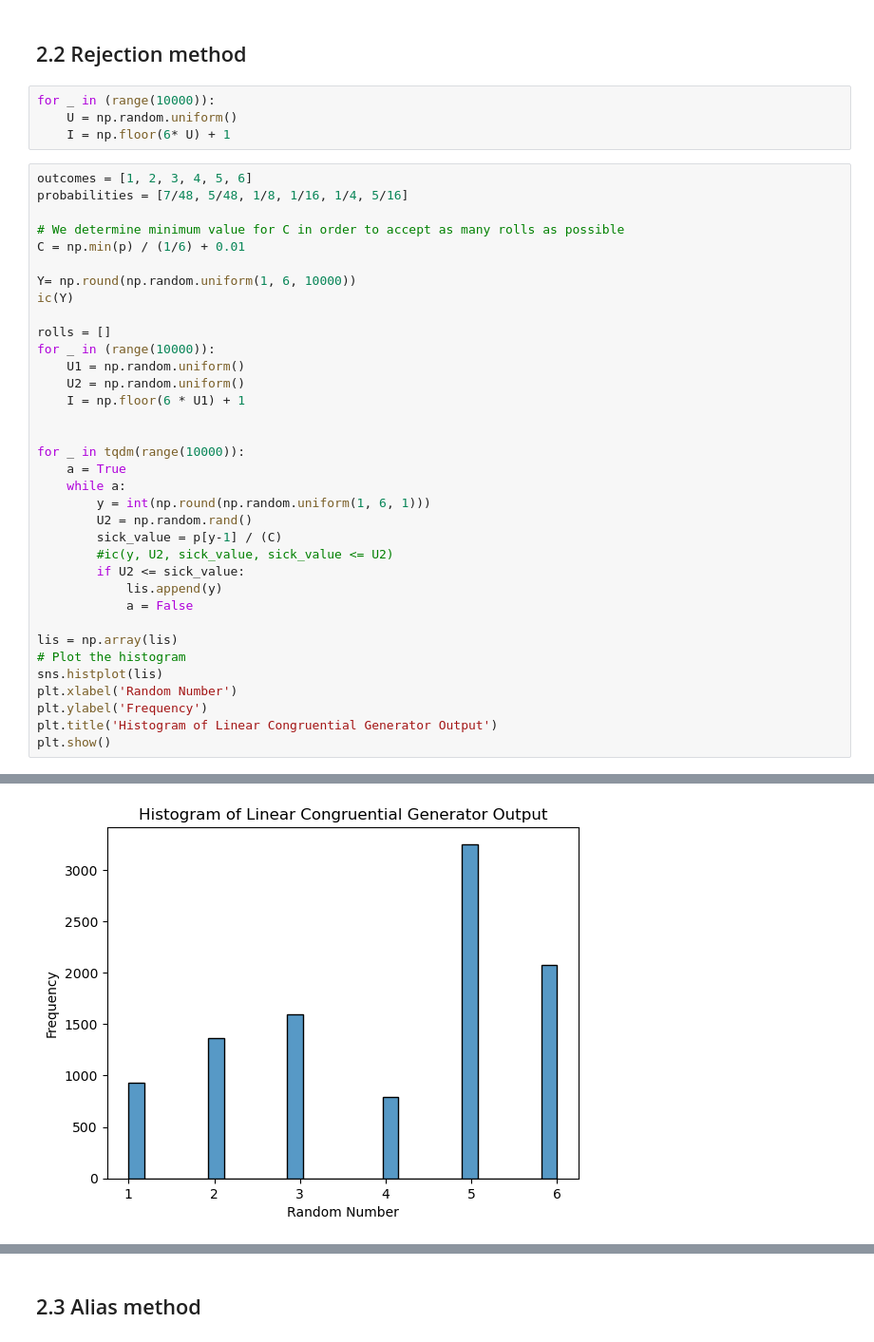
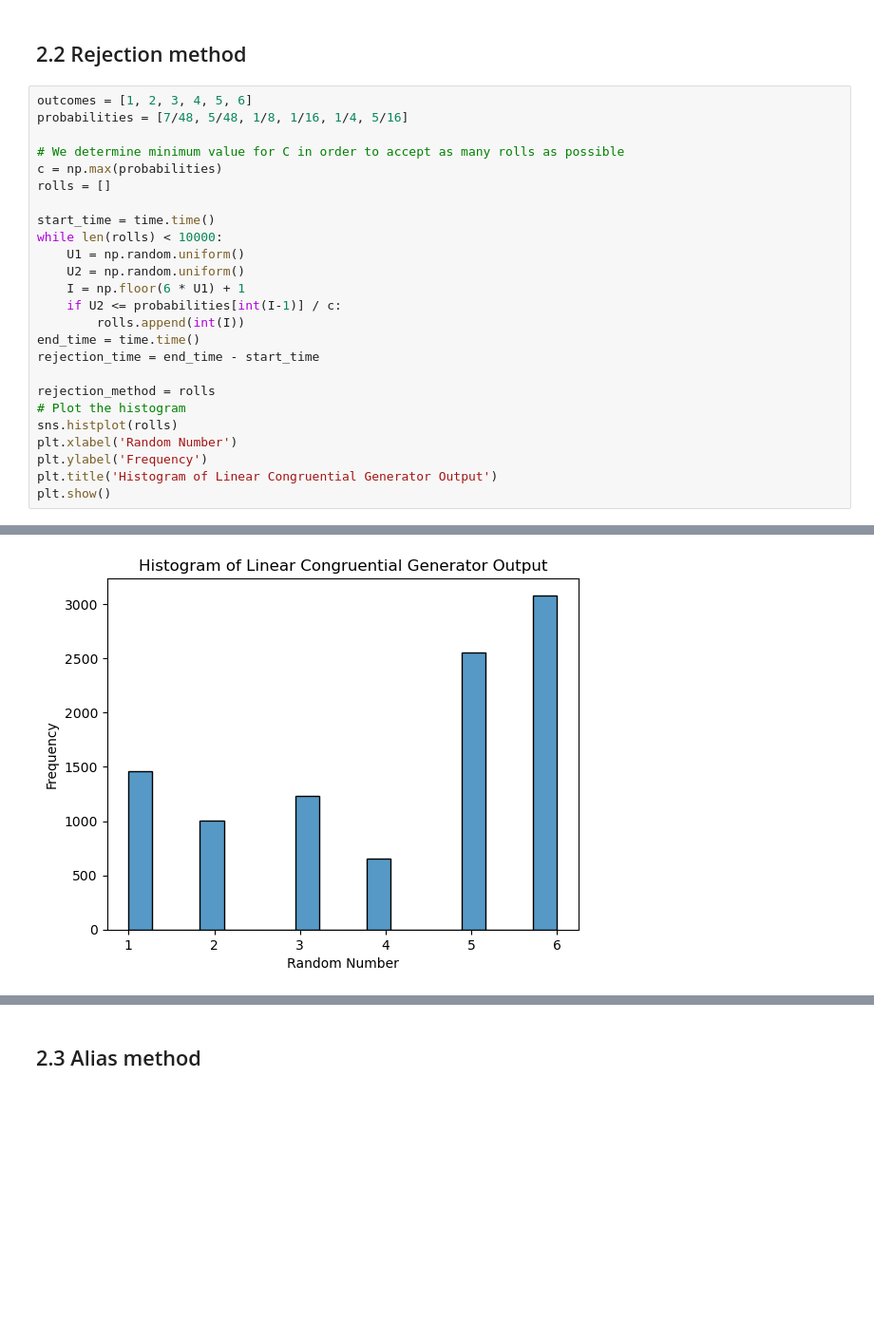
Before and after one commit to Las02/Stocastic_opgaver, a Jupyter notebook: Frederik/excercise_2.ipynb, the cells around one changed output, grey strips where cells are left out. Shown at 95% size. Drawn from its saved outputs; the diff is of its cells as text; blank space fills up the shorter version.

```diff
--- a/Frederik/excercise_2.ipynb
+++ b/Frederik/excercise_2.ipynb
@@ -81,40 +91,26 @@ plt.show()
 # %% [markdown]
 ## 2.2 Rejection method
-# %%
-for _ in (range(10000)):
-    U = np.random.uniform()
-    I = np.floor(6* U) + 1
 # %%
 outcomes = [1, 2, 3, 4, 5, 6]
 probabilities = [7/48, 5/48, 1/8, 1/16, 1/4, 5/16]
 
 # We determine minimum value for C in order to accept as many rolls as possible
-C = np.min(p) / (1/6) + 0.01
+c = np.max(probabilities)
+rolls = []
 
-Y= np.round(np.random.uniform(1, 6, 10000))
-ic(Y)
-
-rolls = []
-for _ in (range(10000)):
+start_time = time.time()
+while len(rolls) < 10000:
     U1 = np.random.uniform()
     U2 = np.random.uniform()
     I = np.floor(6 * U1) + 1
+    if U2 <= probabilities[int(I-1)] / c:
+        rolls.append(int(I))
+end_time = time.time()
+rejection_time = end_time - start_time
 
-
-for _ in tqdm(range(10000)):
-    a = True
-    while a:
-        y = int(np.round(np.random.uniform(1, 6, 1)))
-        U2 = np.random.rand()
-        sick_value = p[y-1] / (C)
-        #ic(y, U2, sick_value, sick_value <= U2)
-        if U2 <= sick_value:
-            lis.append(y)
-            a = False
-
-lis = np.array(lis)
+rejection_method = rolls
 # Plot the histogram
-sns.histplot(lis)
+sns.histplot(rolls)
 plt.xlabel('Random Number')
 plt.ylabel('Frequency')
 plt.title('Histogram of Linear Congruential Generator Output')
@@ -125 +119 @@ ic| Y: array([3., 4., 5., ..., 3., 5., 5.])
-[figure, old version]
+[figure, new version]
```
Also changed, not shown: parts of 19 cells of this notebook, 3 other files.
